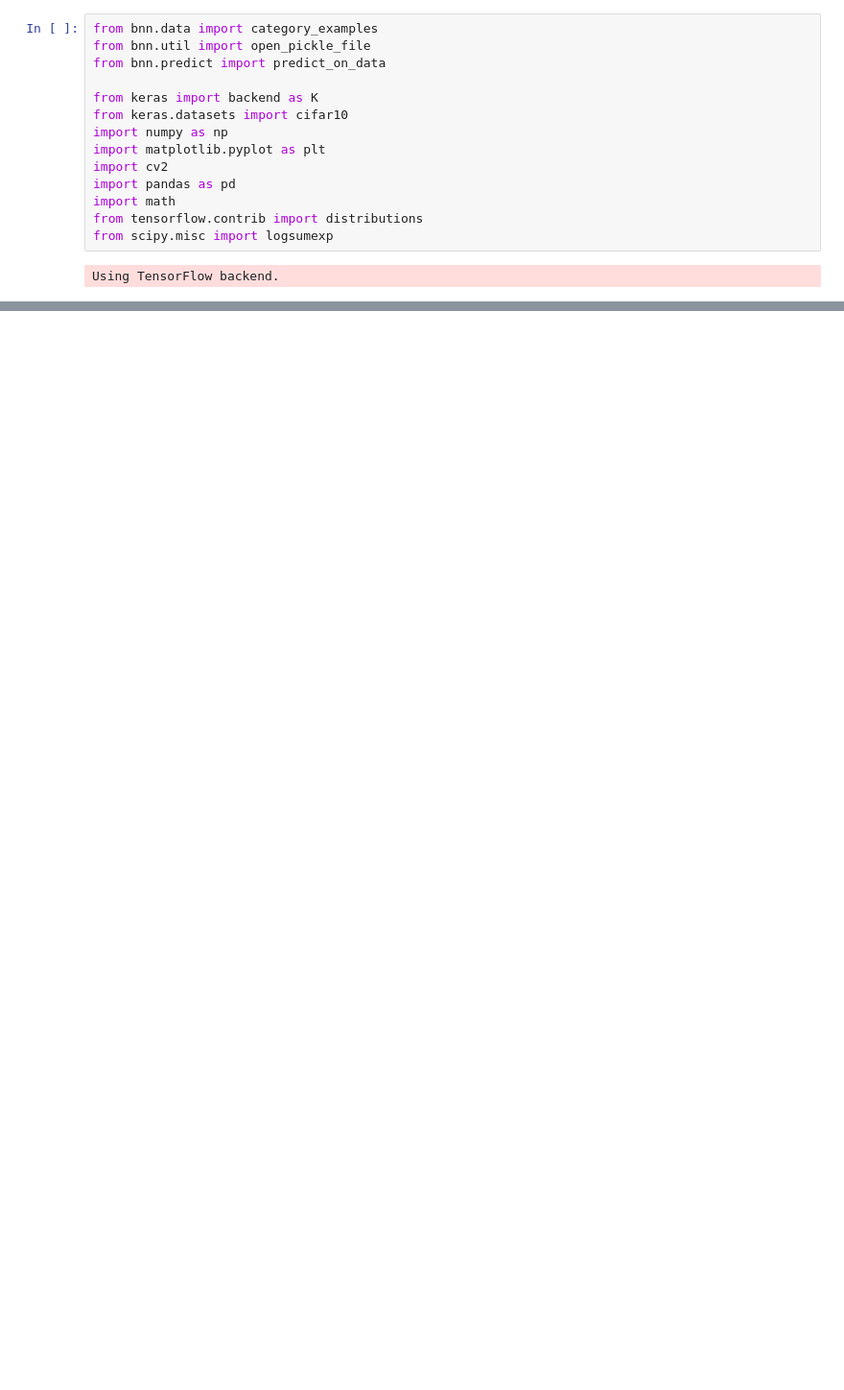
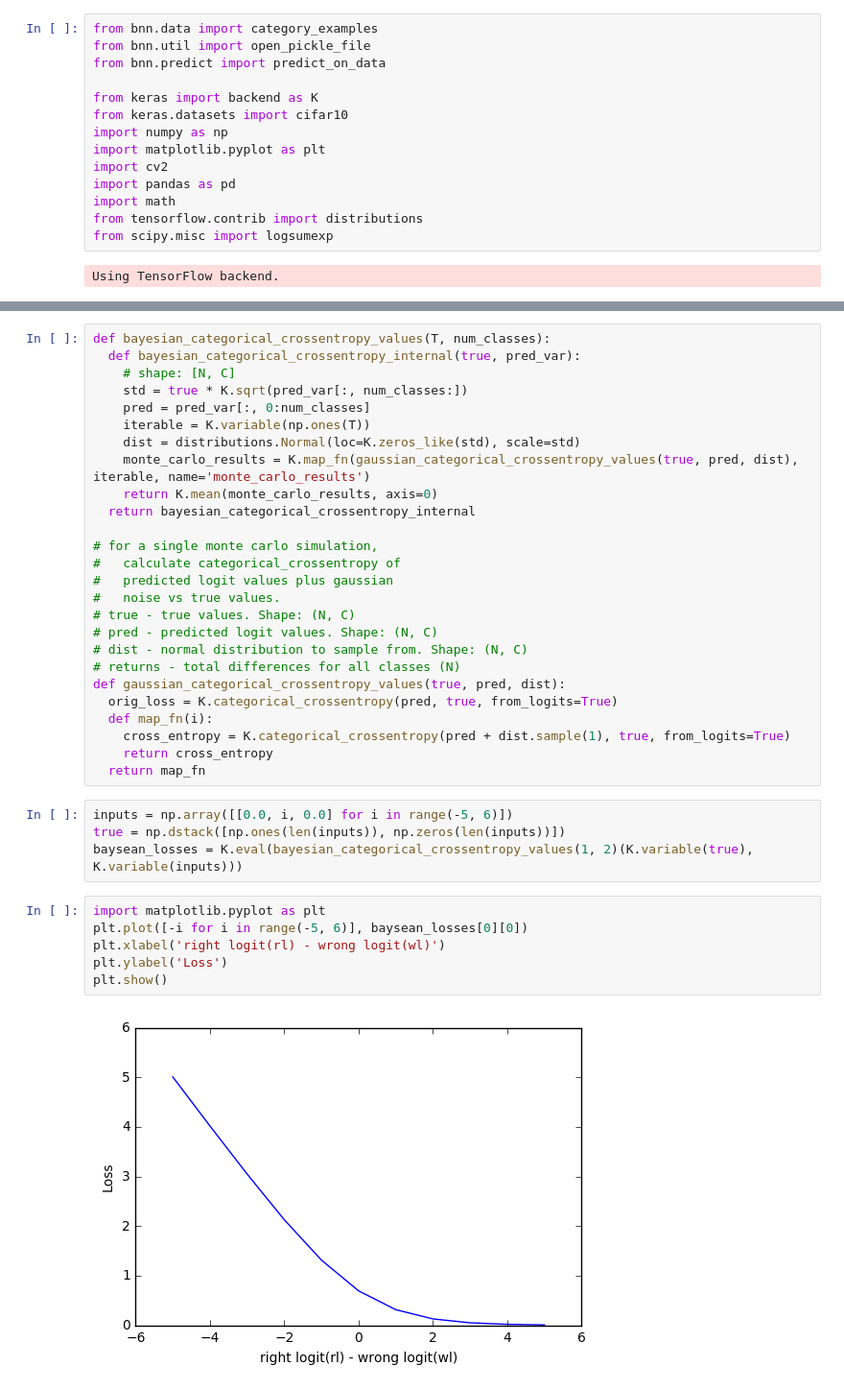
Before and after one commit to kyle-dorman/bayesian-neural-network-blogpost, a Jupyter notebook: analyze_aleatoric_uncertainty.ipynb, the cells around one changed output, grey strips where cells are left out. Shown: that part at 96% size. Saved outputs shown, nothing was run; the diff lists cells and outputs as text; blank space fills up the shorter version.

```diff
--- a/analyze_aleatoric_uncertainty.ipynb
+++ b/analyze_aleatoric_uncertainty.ipynb
@@ -192,0 +164,38 @@ plot_variance_loss([0, 4, 6, 10, 14, 20])
+# %%
+def bayesian_categorical_crossentropy_values(T, num_classes):
+  def bayesian_categorical_crossentropy_internal(true, pred_var):
+    # shape: [N, C]
+    std = true * K.sqrt(pred_var[:, num_classes:])
+    pred = pred_var[:, 0:num_classes]
+    iterable = K.variable(np.ones(T))
+    dist = distributions.Normal(loc=K.zeros_like(std), scale=std)
+    monte_carlo_results = K.map_fn(gaussian_categorical_crossentropy_values(true, pred, dist), iterable, name='monte_carlo_results')
+    return K.mean(monte_carlo_results, axis=0)
+  return bayesian_categorical_crossentropy_internal
+
+# for a single monte carlo simulation,
+#   calculate categorical_crossentropy of
+#   predicted logit values plus gaussian
+#   noise vs true values.
+# true - true values. Shape: (N, C)
+# pred - predicted logit values. Shape: (N, C)
+# dist - normal distribution to sample from. Shape: (N, C)
+# returns - total differences for all classes (N)
+def gaussian_categorical_crossentropy_values(true, pred, dist):
+  orig_loss = K.categorical_crossentropy(pred, true, from_logits=True)
+  def map_fn(i):
+    cross_entropy = K.categorical_crossentropy(pred + dist.sample(1), true, from_logits=True)
+    return cross_entropy
+  return map_fn
+# %%
+inputs = np.array([[0.0, i, 0.0] for i in range(-5, 6)])
+true = np.dstack([np.ones(len(inputs)), np.zeros(len(inputs))])
+baysean_losses = K.eval(bayesian_categorical_crossentropy_values(1, 2)(K.variable(true), K.variable(inputs)))
+# %%
+import matplotlib.pyplot as plt
+plt.plot([-i for i in range(-5, 6)], baysean_losses[0][0])
+plt.xlabel('right logit(rl) - wrong logit(wl)')
+plt.ylabel('Loss')
+plt.show()
+# %% [output]
+[figure, added]
```
Also changed, not shown: parts of 28 cells of this notebook, 8 other files.
